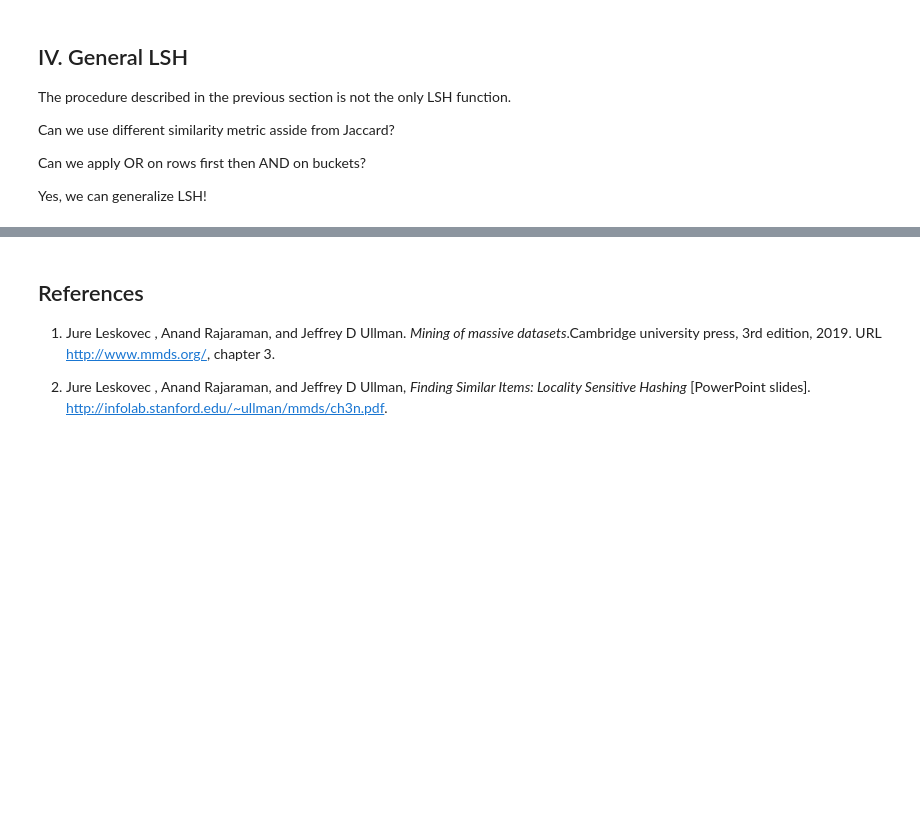
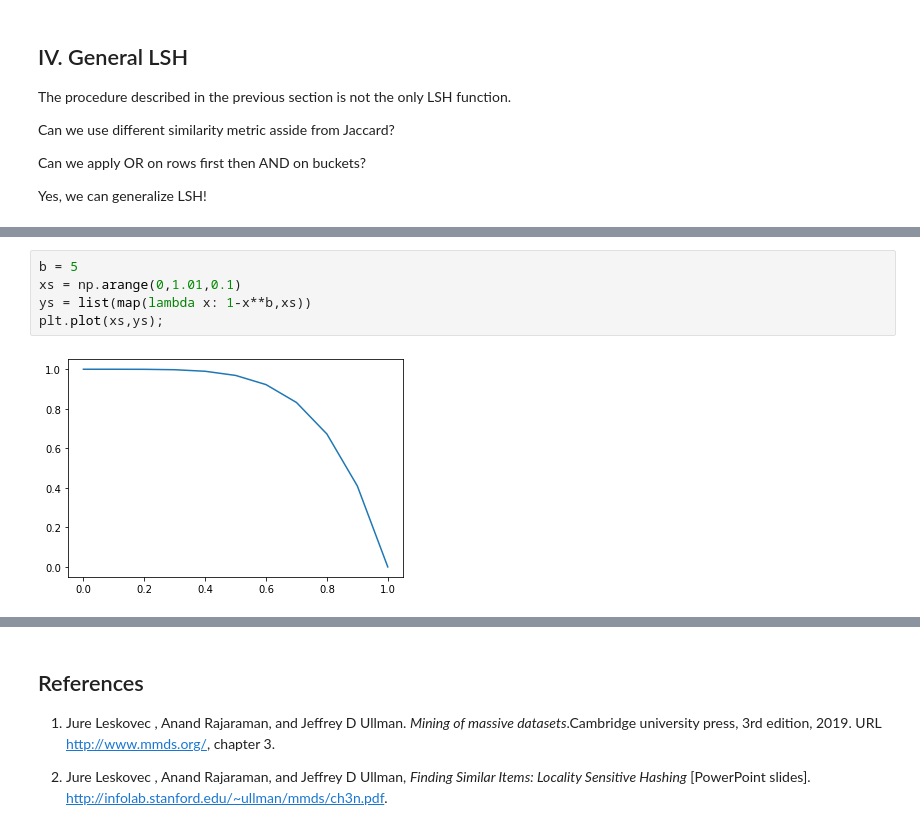
Before and after one commit to norbertgerena/LSH, a Jupyter notebook: LSH.ipynb, the cells around one changed output, grey strips where cells are left out. Drawn from its saved outputs; the diff is of its cells as text; blank space fills up the shorter version.

```diff
--- a/LSH.ipynb
+++ b/LSH.ipynb
@@ -131,0 +174,7 @@ Yes, we can generalize LSH!
+# %%
+b = 5
+xs = np.arange(0,1.01,0.1)
+ys = list(map(lambda x: 1-x**b,xs))
+plt.plot(xs,ys);
+# %% [output]
+[figure, added]
```
Also changed, not shown: parts of 14 cells of this notebook, 1 other file.
